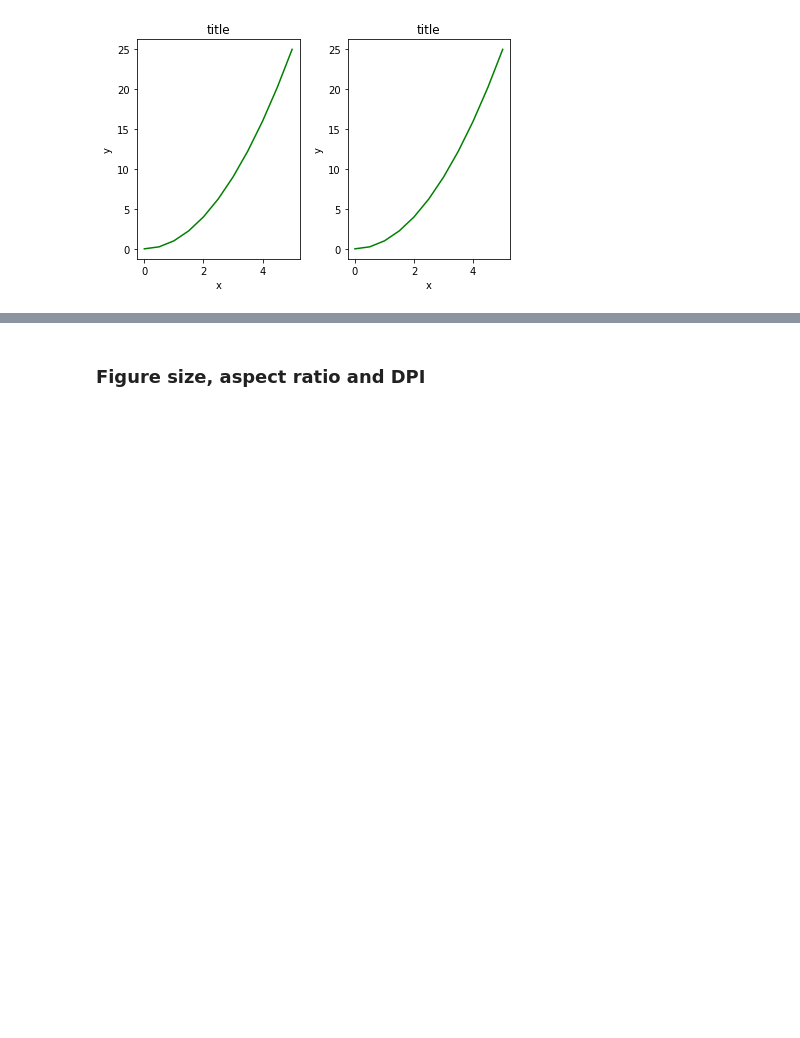
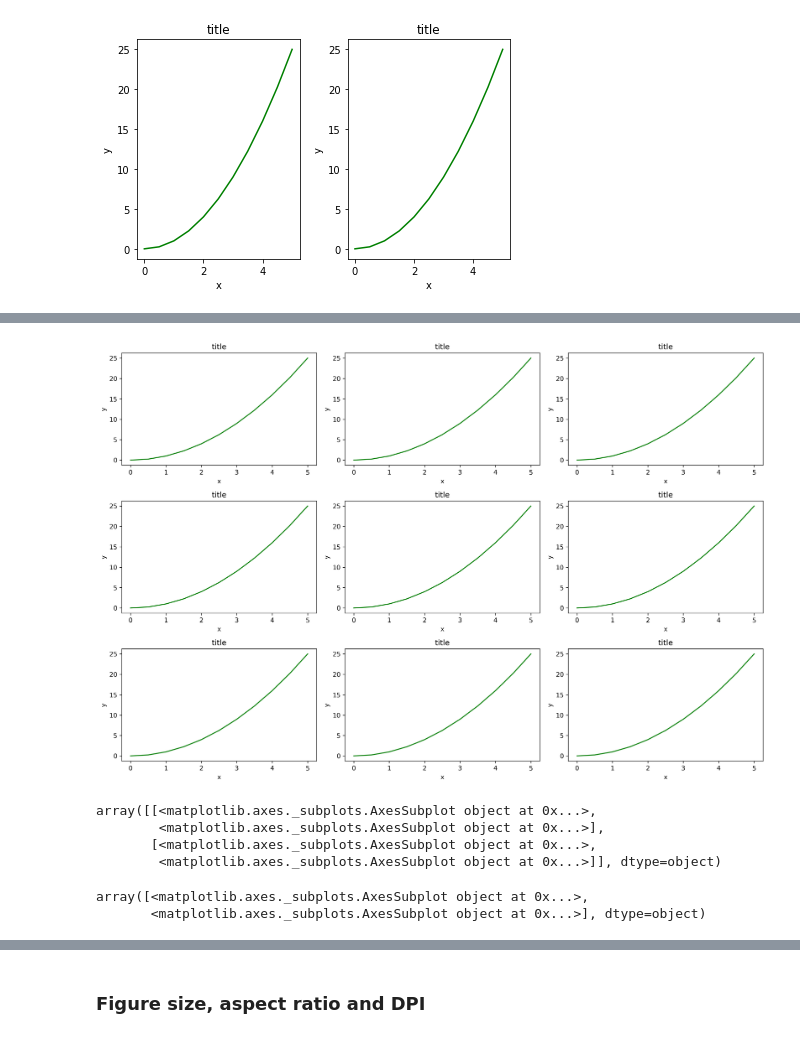
Before and after one commit to akbagai/Python-for-data-science-and-ML, a Jupyter notebook: Python-for-Data-Visualization/Matplotlib/Matplotlib Concepts Lecture.ipynb, the cells around one changed output, grey strips where cells are left out. Drawn from its saved outputs; the diff is of its cells as text; code cells hidden in the pictures; blank space fills up the shorter version.

```diff
--- a/Python-for-Data-Visualization/Matplotlib/Matplotlib Concepts Lecture.ipynb
+++ b/Python-for-Data-Visualization/Matplotlib/Matplotlib Concepts Lecture.ipynb
@@ -242,0 +276,25 @@ plt.tight_layout()
+# %%
+fig, axes = plt.subplots(figsize=(15,10), dpi=300,nrows=3, ncols=3)
+for row in axes:
+    for ax in row:
+        ax.plot(x, y, 'g')
+        ax.set_xlabel('x')
+        ax.set_ylabel('y')
+        ax.set_title('title')
+
+#fig
+plt.tight_layout()
+# %% [output]
+[figure, added]
+# %%
+axes
+# %% [output]
+array([[<matplotlib.axes._subplots.AxesSubplot object at 0x...>,
+        <matplotlib.axes._subplots.AxesSubplot object at 0x...>],
+       [<matplotlib.axes._subplots.AxesSubplot object at 0x...>,
+        <matplotlib.axes._subplots.AxesSubplot object at 0x...>]], dtype=object)
+# %%
+ax
+# %% [output]
+array([<matplotlib.axes._subplots.AxesSubplot object at 0x...>,
+       <matplotlib.axes._subplots.AxesSubplot object at 0x...>], dtype=object)
```
Also changed, not shown: parts of 14 cells of this notebook.
